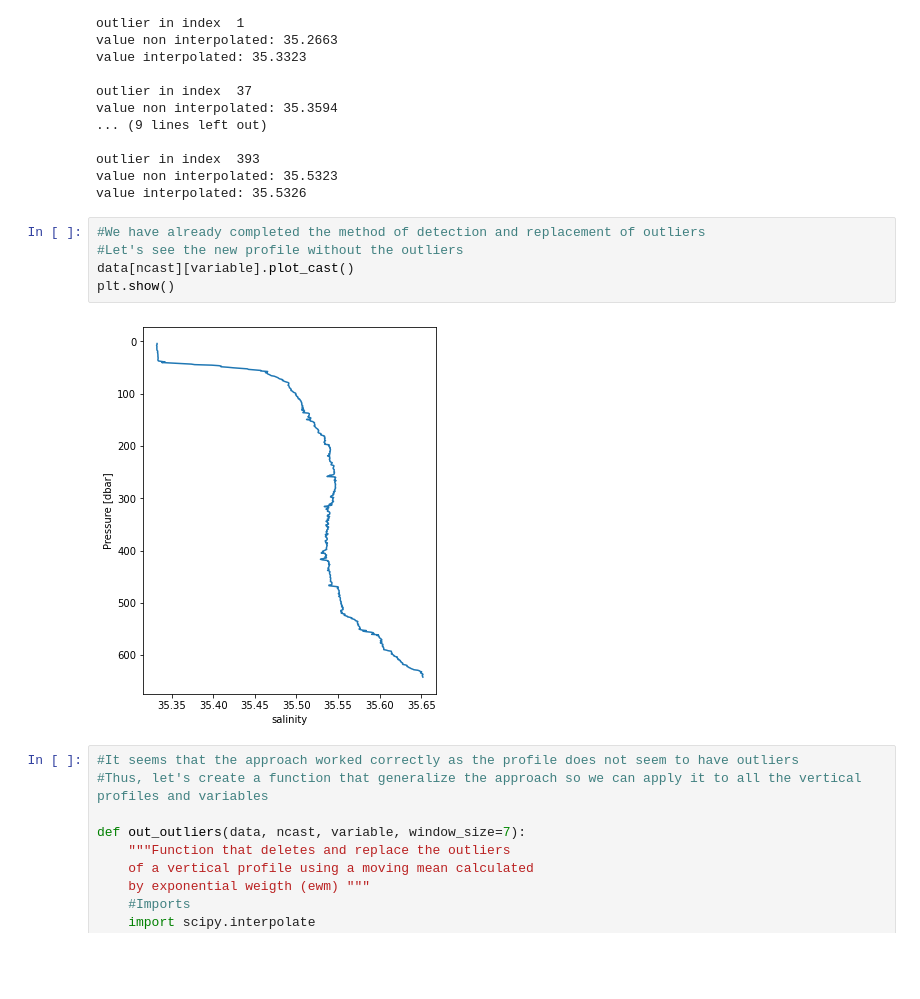
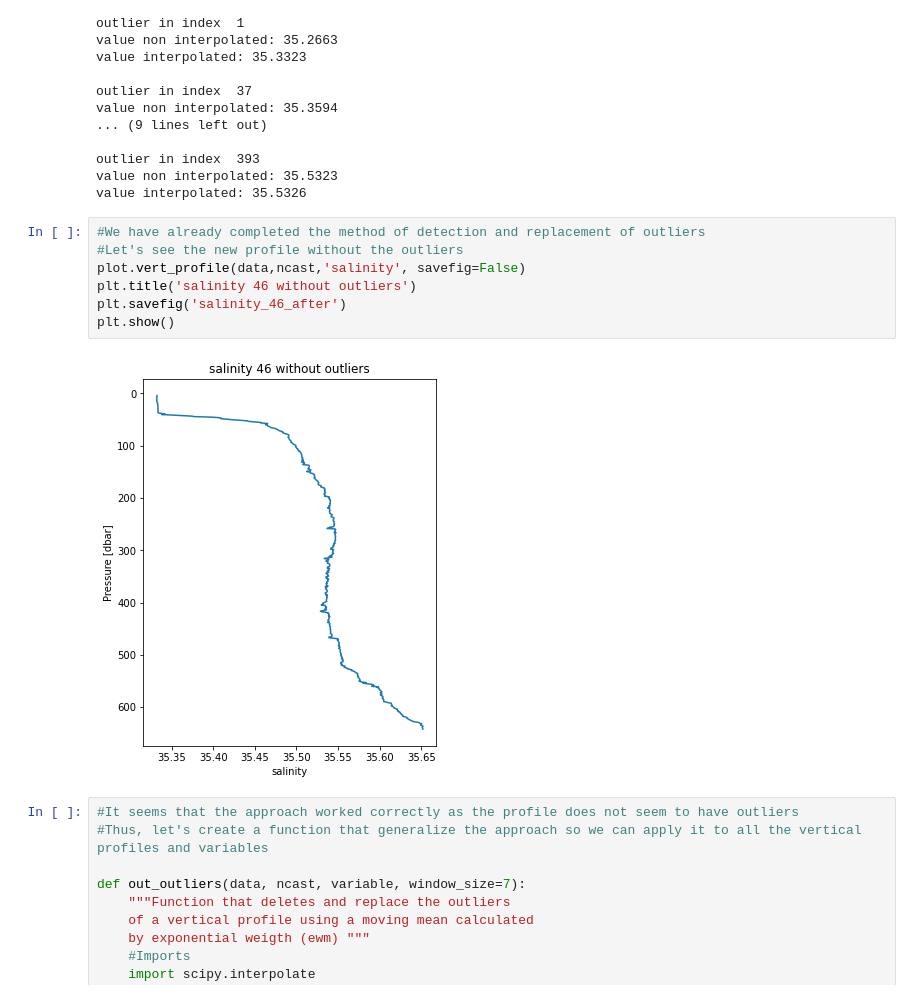
Before and after one commit to zpau/TFM, a Jupyter notebook: 3_Outliers/Outliers_2ndApproach.ipynb, the cells around one changed output. Cells and saved outputs as stored; diff of their text form; blank space fills up the shorter version.

```diff
--- a/3_Outliers/Outliers_2ndApproach.ipynb
+++ b/3_Outliers/Outliers_2ndApproach.ipynb
@@ -243,10 +244,12 @@ value interpolated: 35.5326
 # %%
 #We have already completed the method of detection and replacement of outliers
 #Let's see the new profile without the outliers
-data[ncast][variable].plot_cast()
+plot.vert_profile(data,ncast,'salinity', savefig=False)
+plt.title('salinity 46 without outliers')
+plt.savefig('salinity_46_after')
 plt.show()
 # %% [output]
-[figure, old version]
+[figure, new version]
 # %%
 #It seems that the approach worked correctly as the profile does not seem to have outliers
 #Thus, let's create a function that generalize the approach so we can apply it to all the vertical profiles and variables
```
Also changed, not shown: parts of 1 cell of this notebook.
